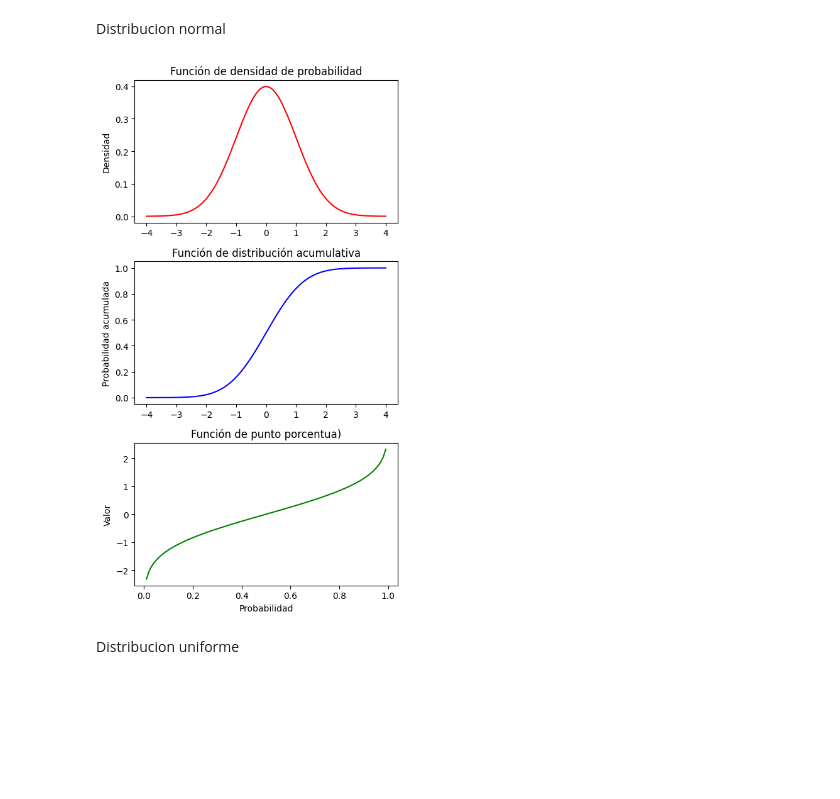
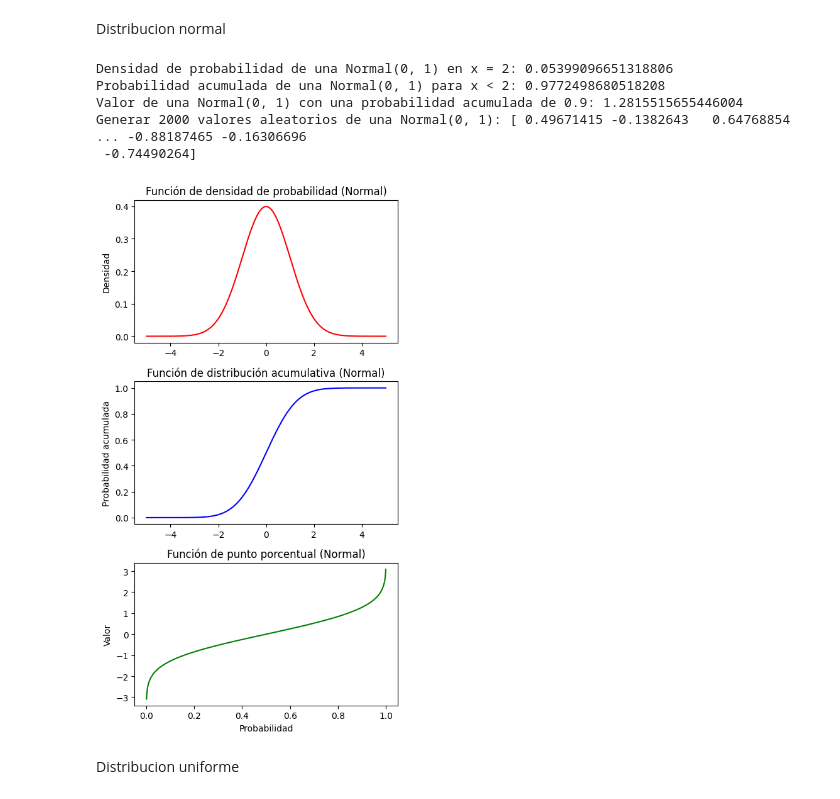
Before and after one commit to 4GeeksAcademy/probability-distribution-exercises-project-with-pythonMJZS, a Jupyter notebook: notebook/problems.ipynb, the cells around one changed output. Saved outputs shown, nothing was run; the diff lists cells and outputs as text; code cells hidden in the pictures; blank space fills up the shorter version.

```diff
--- a/notebook/problems.ipynb
+++ b/notebook/problems.ipynb
@@ -87,35 +87,3 @@ plt.show()
 Write the above functions but for both normal and uniform distributions.
 # %% [markdown]
 Distribucion normal
-# %%
-mean = 0
-std_dev = 1
-
-x = np.linspace(-4, 4, 1000)
-
-pmf = norm.pdf(x, mean, std_dev)
-cdf = norm.cdf(x, mean, std_dev)
-
-probabilities = np.linspace(0, 1, 100)
-ppf = norm.ppf(probabilities, mean, std_dev)
-
-fig, axes = plt.subplots(3, 1, figsize=(5, 9))
-
-axes[0].plot(x, pmf, 'r-')
-axes[0].set_title('Función de densidad de probabilidad')
-axes[0].set_ylabel('Densidad')
-
-axes[1].plot(x, cdf, 'b-')
-axes[1].set_title('Función de distribución acumulativa')
-axes[1].set_ylabel('Probabilidad acumulada')
-
-axes[2].plot(probabilities, ppf, 'g-')
-axes[2].set_title('Función de punto porcentua)')
-axes[2].set_ylabel('Valor')
-axes[2].set_xlabel('Probabilidad')
-
-plt.tight_layout()
-
-plt.show()
-# %% [output]
-[figure, removed]
@@ -122,2 +108,48 @@ plt.show()
+# %%
+np.random.seed(42)
+
+mean = 0
+std = 1
+
+print(f"Densidad de probabilidad de una Normal(0, 1) en x = 2: {dnorm(2, mean=mean, std=std)}")
+print(f"Probabilidad acumulada de una Normal(0, 1) para x < 2: {pnorm(2, mean=mean, std=std)}")
+print(f"Valor de una Normal(0, 1) con una probabilidad acumulada de 0.9: {qnorm(0.9, mean=mean, std=std)}")
+print(f"Generar 2000 valores aleatorios de una Normal(0, 1): {rnorm(2000, mean=mean, std=std)}")
+# %% [output]
+Densidad de probabilidad de una Normal(0, 1) en x = 2: 0.05399096651318806
+Probabilidad acumulada de una Normal(0, 1) para x < 2: 0.9772498680518208
+Valor de una Normal(0, 1) con una probabilidad acumulada de 0.9: 1.2815515655446004
+Generar 2000 valores aleatorios de una Normal(0, 1): [ 0.49671415 -0.1382643   0.64768854 ... -0.88187465 -0.16306696
+ -0.74490264]
+# %%
+np.random.seed(42)
+
+data = np.linspace(-5, 5, 1000)
+probabilities = np.linspace(0, 1, 1000)
+
+pdf = norm.pdf(data, loc=mean, scale=std)
+cdf = norm.cdf(data, loc=mean, scale=std)
+ppf = norm.ppf(probabilities, loc=mean, scale=std)
+
+fig, axes = plt.subplots(3, 1, figsize=(5, 9))
+
+axes[0].plot(data, pdf, "r-")
+axes[0].set_title('Función de densidad de probabilidad (Normal)')
+axes[0].set_ylabel('Densidad')
+
+axes[1].plot(data, cdf, "b-")
+axes[1].set_title('Función de distribución acumulativa (Normal)')
+axes[1].set_ylabel('Probabilidad acumulada')
+
+axes[2].plot(probabilities, ppf, "g-")
+axes[2].set_title('Función de punto porcentual (Normal)')
+axes[2].set_ylabel('Valor')
+axes[2].set_xlabel('Probabilidad')
+
+plt.tight_layout()
+
+plt.show()
+# %% [output]
+[figure, added]
 # %% [markdown]
 Distribucion uniforme
```
Also changed, not shown: parts of 6 cells of this notebook.
